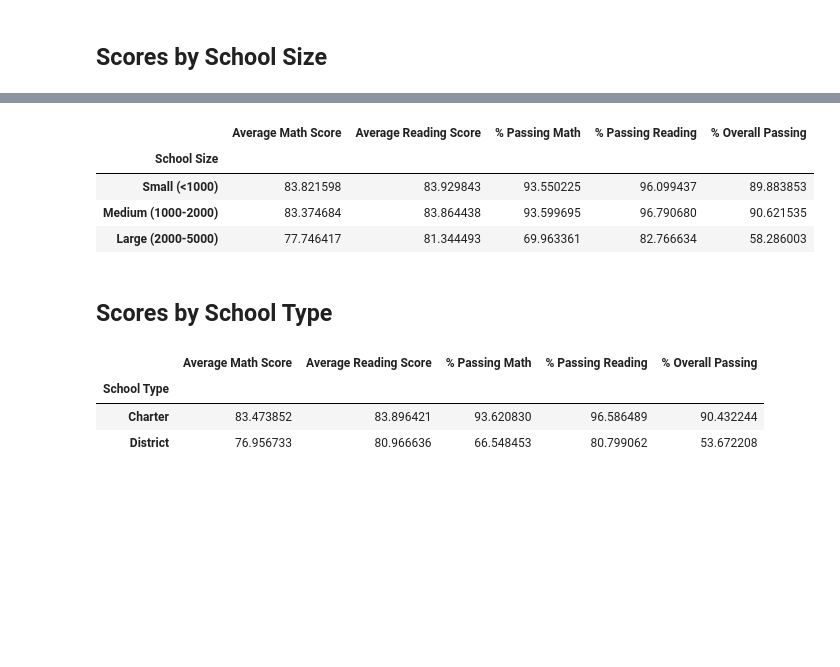
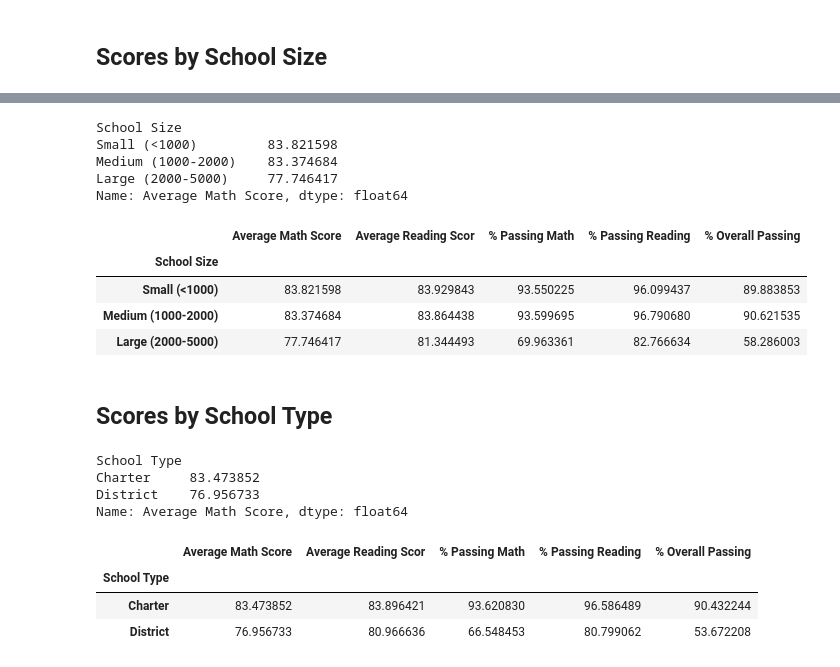
Before and after one commit to raniljoshua/Module-4-Challenge_pandas-challenge, a Jupyter notebook: PyCitySchools/PyCitySchools_starter.ipynb, the cells around one changed output, grey strips where cells are left out. Saved outputs shown, nothing was run; the diff lists cells and outputs as text; code cells hidden in the pictures; blank space fills up the shorter version.

```diff
--- a/PyCitySchools/PyCitySchools_starter.ipynb
+++ b/PyCitySchools/PyCitySchools_starter.ipynb
@@ -555,6 +615,6 @@ labels = ["Small (<1000)", "Medium (1000-2000)", "Large (2000-5000)"]
 # Categorize the spending based on the bins
 # Use `pd.cut` on the "Total Students" column of the `per_school_summary` DataFrame.
 
-per_school_summary["School Size"] =
+per_school_summary["School Size"] = pd.cut(per_school_summary["Total Students"],size_bins,labels=labels,include_lowest=True)
 per_school_summary
 # %% [output]
@@ -581,15 +641,28 @@ size_reading_scores = per_school_summary.groupby(["School Size"])["Average Readi
 size_passing_math = per_school_summary.groupby(["School Size"])["% Passing Math"].mean()
 size_passing_reading = per_school_summary.groupby(["School Size"])["% Passing Reading"].mean()
 size_overall_passing = per_school_summary.groupby(["School Size"])["% Overall Passing"].mean()
+size_math_scores
+# %% [output]
+School Size
+Small (<1000)         83.821598
+Medium (1000-2000)    83.374684
+Large (2000-5000)     77.746417
+Name: Average Math Score, dtype: float64
 # %%
 # Create a DataFrame called `size_summary` that breaks down school performance based on school size (small, medium, or large).
 # Use the scores above to create a new DataFrame called `size_summary`
-size_summary =
+size_summary = pd.DataFrame({
+    "Average Math Score":size_math_scores,
+    "Average Reading Scor":size_reading_scores,
+    "% Passing Math":size_passing_math,
+    "% Passing Reading":size_passing_reading,
+    "% Overall Passing":size_overall_passing,
+    })
 
 # Display results
 size_summary
 # %% [output]
-|  | Average Math Score | Average Reading Score | % Passing Math | % Passing Reading | % Overall Passing |
+|  | Average Math Score | Average Reading Scor | % Passing Math | % Passing Reading | % Overall Passing |
 | School Size |  |  |  |  |  |
 | Small (<1000) | 83.821598 | 83.929843 | 93.550225 | 96.099437 | 89.883853 |
 | Medium (1000-2000) | 83.374684 | 83.864438 | 93.599695 | 96.790680 | 90.621535 |
@@ -603,14 +676,26 @@ average_reading_score_by_type = per_school_summary.groupby(["School Type"])["Ave
 average_percent_passing_math_by_type = per_school_summary.groupby(["School Type"])["% Passing Math"].mean()
 average_percent_passing_reading_by_type = per_school_summary.groupby(["School Type"])["% Passing Reading"].mean()
 average_percent_overall_passing_by_type = per_school_summary.groupby(["School Type"])["% Overall Passing"].mean()
+average_math_score_by_type
+# %% [output]
+School Type
+Charter     83.473852
+District    76.956733
+Name: Average Math Score, dtype: float64
 # %%
 # Assemble the new data by type into a DataFrame called `type_summary`
-type_summary =
+type_summary = pd.DataFrame({
+    "Average Math Score":average_math_score_by_type,
+    "Average Reading Scor":average_reading_score_by_type,
+    "% Passing Math":average_percent_passing_math_by_type,
+    "% Passing Reading":average_percent_passing_reading_by_type,
+    "% Overall Passing":average_percent_overall_passing_by_type,
+    })
 
 # Display results
 type_summary
 # %% [output]
-|  | Average Math Score | Average Reading Score | % Passing Math | % Passing Reading | % Overall Passing |
+|  | Average Math Score | Average Reading Scor | % Passing Math | % Passing Reading | % Overall Passing |
 | School Type |  |  |  |  |  |
 | Charter | 83.473852 | 83.896421 | 93.620830 | 96.586489 | 90.432244 |
 | District | 76.956733 | 80.966636 | 66.548453 | 80.799062 | 53.672208 |
```
Also changed, not shown: parts of 10 cells of this notebook.
